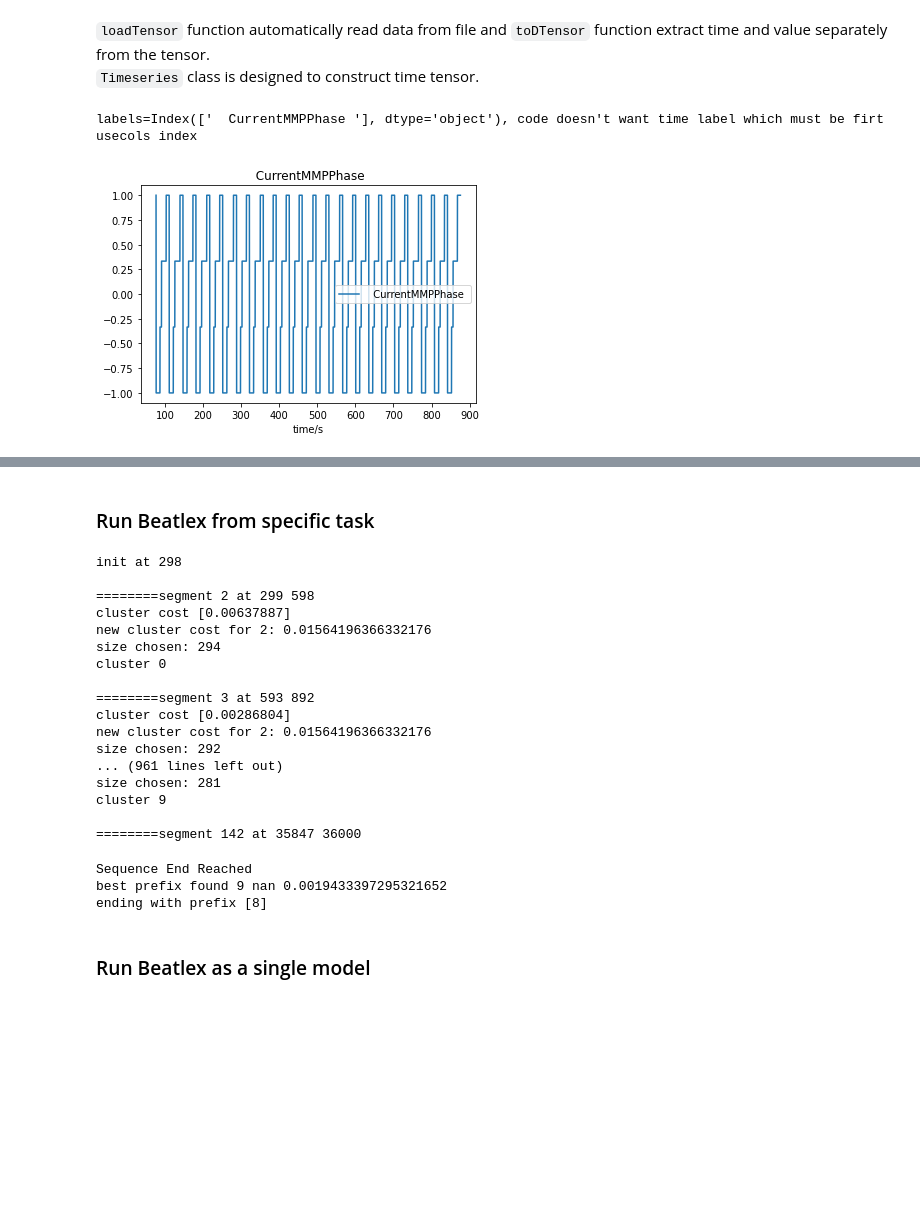
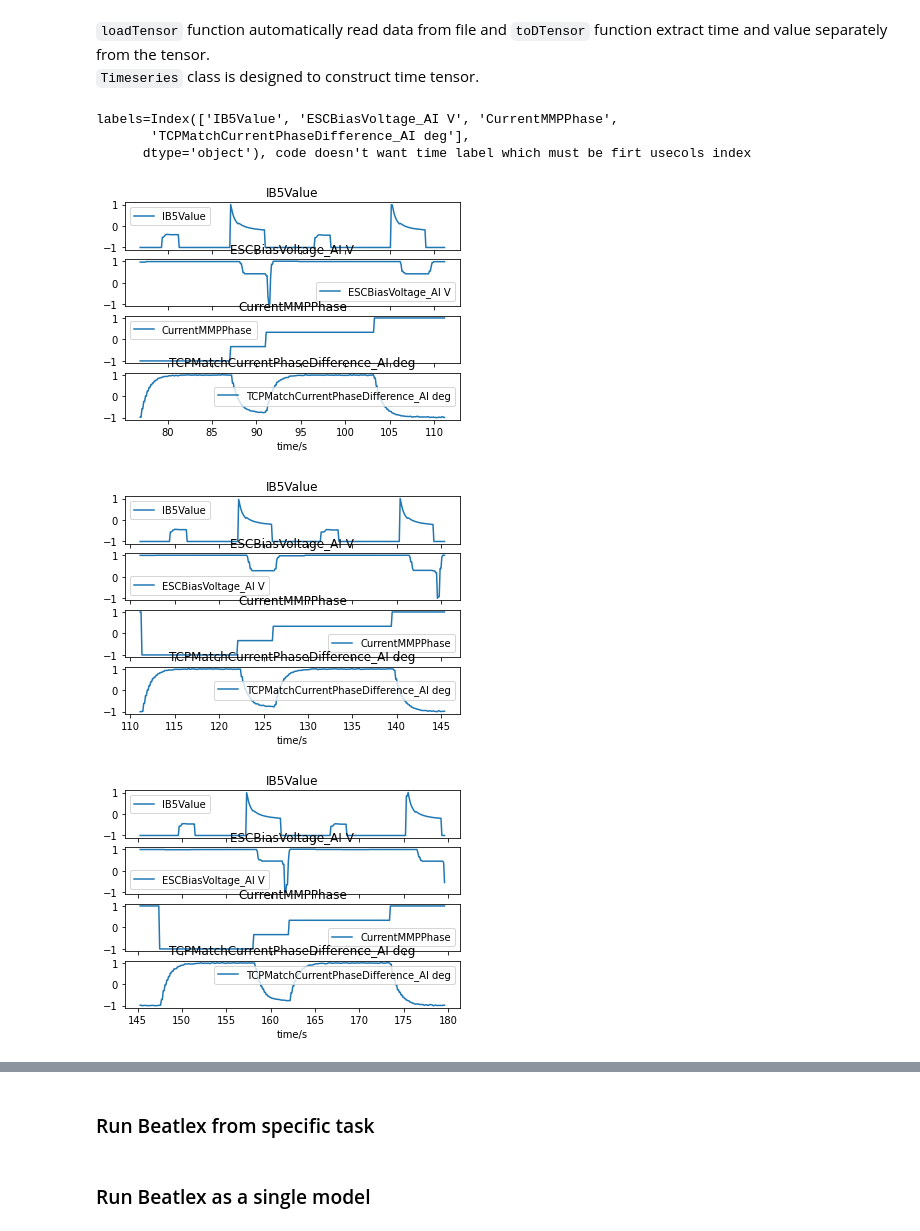
Before and after one commit to adb-home/spartan2-tutorials, a Jupyter notebook: Beatlex_adb.ipynb, the cells around one changed output, grey strips where cells are left out. Cells and saved outputs as stored; diff of their text form; code cells hidden in the pictures; blank space fills up the shorter version.

````diff
--- a/Beatlex_adb.ipynb
+++ b/Beatlex_adb.ipynb
@@ -15,21 +17,38 @@ import pandas as pd
 # %% [markdown]
 ```loadTensor``` function automatically read data from file and ```toDTensor``` function extract time and value separately from the tensor.<br/>```Timeseries``` class is designed to construct time tensor.
 # %%
-LRCXfilepath = 'inputData/LRCX-1/05-01-23_Dataset3_SJSUcase.csv'
+fullset = 'inputData/LRCX-1/05-01-23_Dataset3_SJSUcase.csv'
+subset = 'inputData/LRCX-1/05-01-23_DataSUBset3_SJSUcase.csv'
+LRCXfilepath = subset
 kwargs = {
         'header': 0,
-        'usecols': [0, 36]
-                    #36, 38, 120, 77 ]
+        'usecols': [0, 60, 8, 13,  67]
+                    #36, 38, 120, 77 ] # of interest for full dataset3
+                    #60, 13,  67, 8 ] # corresponding for SUBset of dataset3
+                    #OES in subset [0,8,18,20,22,23,25,26,28,30,31,32,33]
         }
 df = pd.read_csv(LRCXfilepath)
-labels = df.columns[kwargs['usecols'][1:]]
+if not kwargs['usecols'] is None:
+        labels = df.columns[sorted(kwargs['usecols'][1:])]
+        time, value = st.loadTensor(path = LRCXfilepath, col_types = [float]*(len(labels)+1), sep=',', **kwargs).toDTensor(hastticks=True)
+else:
+        kwargs.pop('usecols')
+        labels = df.columns[1:]
+        time, value = st.loadTensor(path = LRCXfilepath, col_types = [float]*(len(labels)+1), sep=',', **{'header': 0}).toDTensor(hastticks=True)
+
 print(f"{labels=}, code doesn't want time label which must be firt usecols index")
-
-time, value = st.loadTensor(path = LRCXfilepath, col_types = [float]*len(kwargs['usecols']), sep=',', **kwargs).toDTensor(hastticks=True)
+width = 342
+for beat in [0,1,2,3,4,17]:
+        if 1112 + width*beat < 8756:
+                time_series = st.Timeseries(value, time, labels = labels).cut(start=768 + width*beat, end=1112 + width*beat, inplace=False).normalize(inplace=False)
+                st.plot_timeseries(time_series)
 time_series = st.Timeseries(value, time, labels = labels).cut(start=767, end=8756, inplace=False).normalize(inplace=False)
-
 st.plot_timeseries(time_series)
-# print(f"time series {time_series}, type {type(time_series)}")
+print(f"time series {time_series}, type {type(time_series)}")
 # %% [output]
-labels=Index(['  CurrentMMPPhase '], dtype='object'), code doesn't want time label which must be firt usecols index
+labels=Index(['IB5Value', 'ESCBiasVoltage_AI V', 'CurrentMMPPhase',
+       'TCPMatchCurrentPhaseDifference_AI deg'],
+      dtype='object'), code doesn't want time label which must be firt usecols index
-[figure, old version]
+[figure, new version]
+[figure, added]
+[figure, added]
@@ -39,27 +79,6 @@ labels=Index(['  CurrentMMPPhase '], dtype='object'), code doesn't want time lab
 ss_task = st.Summarization.create(time_series, st.SumPolicy.BeatLex, 'my_beatlex_model')
 # %%
 result = ss_task.run()
-# %% [output]
-init at 298
-
-========segment 2 at 299 598
-cluster cost [0.00637887]
-new cluster cost for 2: 0.01564196366332176
-size chosen: 294
-cluster 0
-
-========segment 3 at 593 892
-cluster cost [0.00286804]
-new cluster cost for 2: 0.01564196366332176
-size chosen: 292
-... (961 lines left out)
-size chosen: 281
-cluster 9
-
-========segment 142 at 35847 36000
-Sequence End Reached
-best prefix found 9 nan 0.0019433397295321652
-ending with prefix [8]
 # %% [markdown]
 ### Run Beatlex as a single model
 # %%
````
Also changed, not shown: parts of 5 cells of this notebook, 4 other files.
